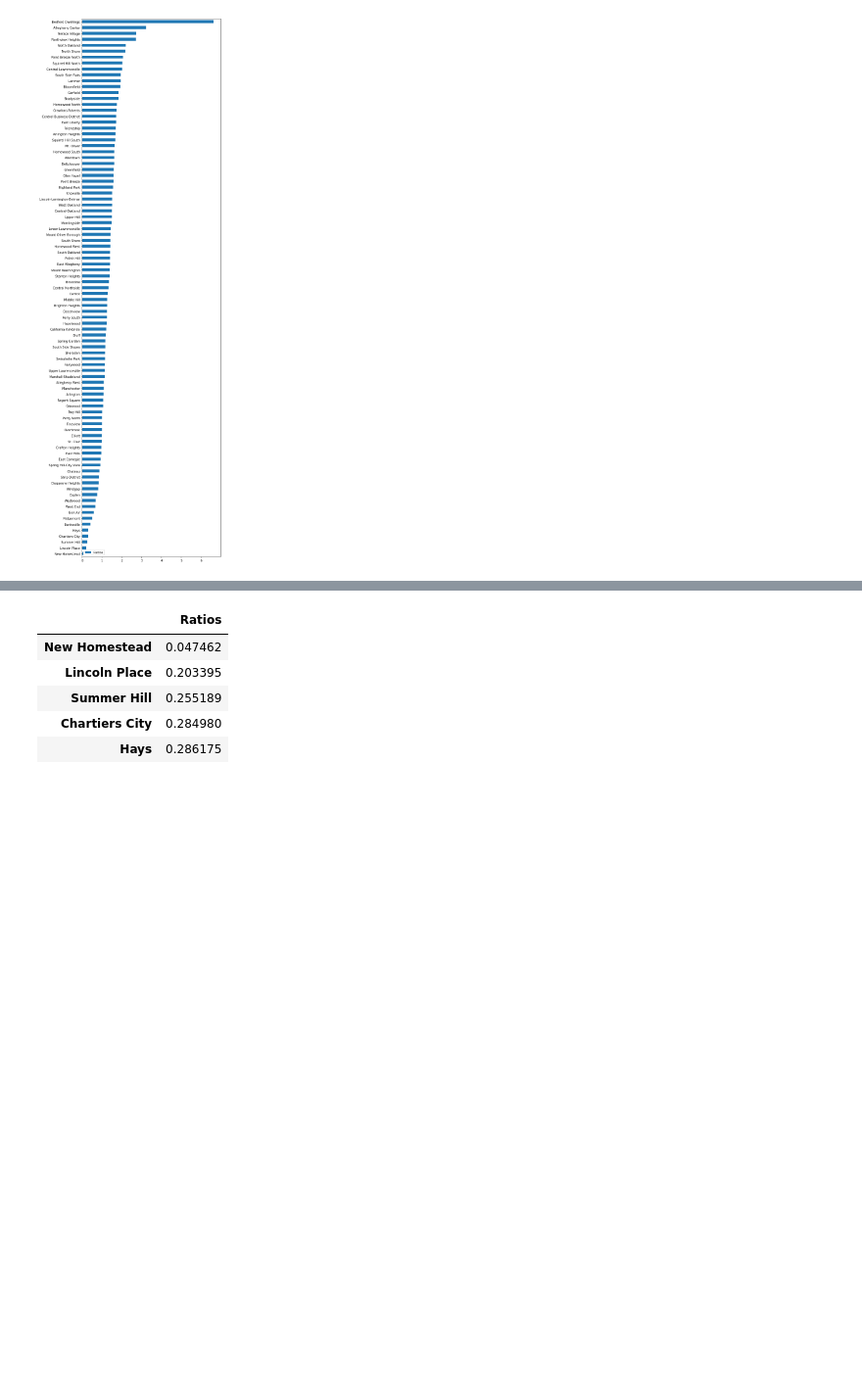
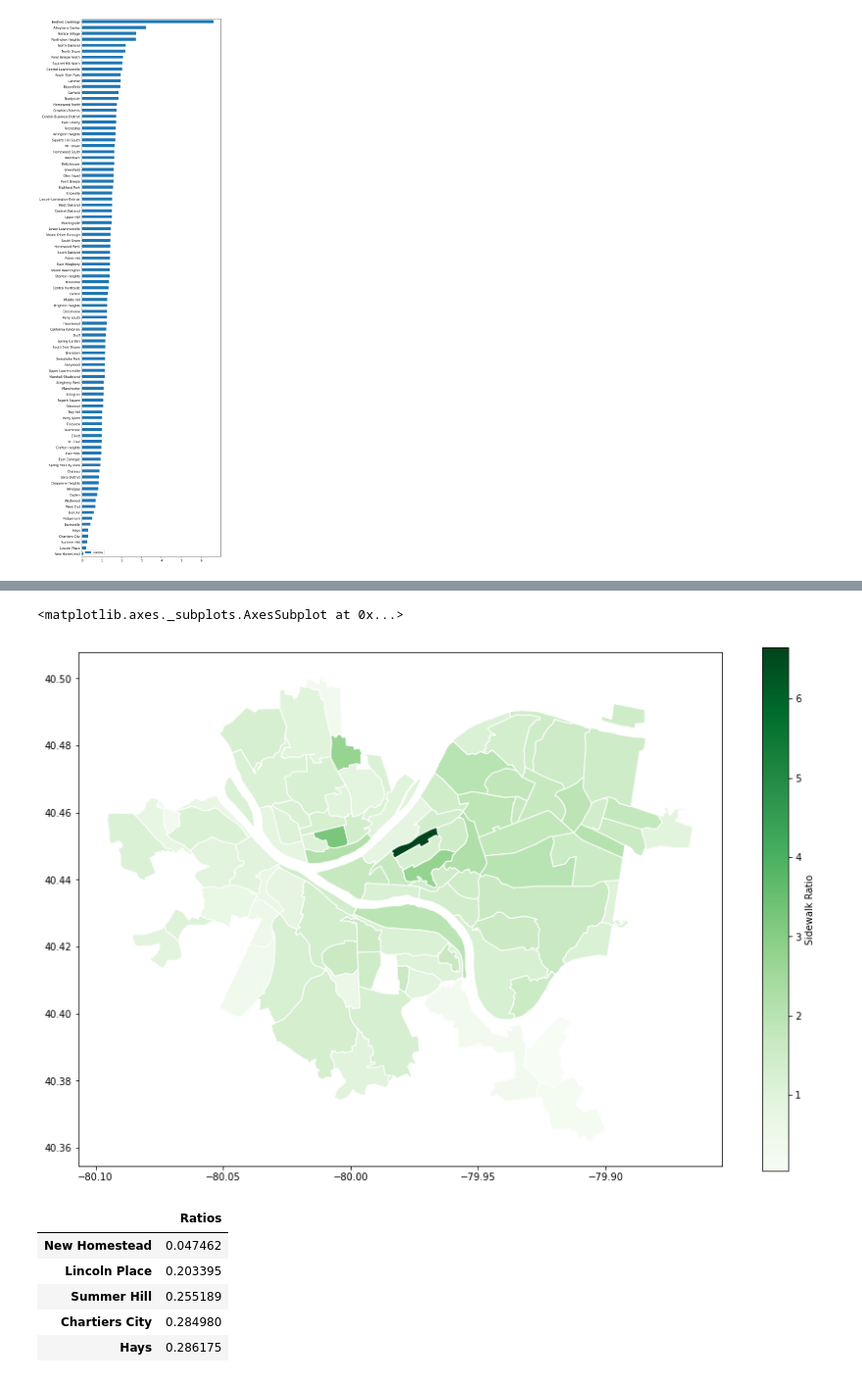
Before and after one commit to tahmad4/big-ideas-final-project-group-39, a Jupyter notebook: taha_sidewalk_ratio.ipynb, the cells around one changed output, grey strips where cells are left out. Shown at 98% size. Cells and saved outputs as stored; diff of their text form; code cells hidden in the pictures; blank space fills up the shorter version.

```diff
--- a/taha_sidewalk_ratio.ipynb
+++ b/taha_sidewalk_ratio.ipynb
@@ -84,3 +106,14 @@ ratios_df.plot(kind="barh", figsize=(8, 32))
+# %%
+ratio_map.plot(column='Ratios', # set the data to be used for coloring
+               cmap='Greens',              # choose a color palette
+               edgecolor="white",        # outline the districts in white
+               legend=True,              # show the legend
+               legend_kwds={'label': "Sidewalk Ratio"}, # label the legend
+               figsize=(15, 10),         # set the size
+               )
+# %% [output]
+<matplotlib.axes._subplots.AxesSubplot at 0x...>
+[figure, added]
 # %%
 bottom_5 = ratios_df.head()
 bottom_5
```
Also changed, not shown: parts of 4 cells of this notebook, 5 other files.
